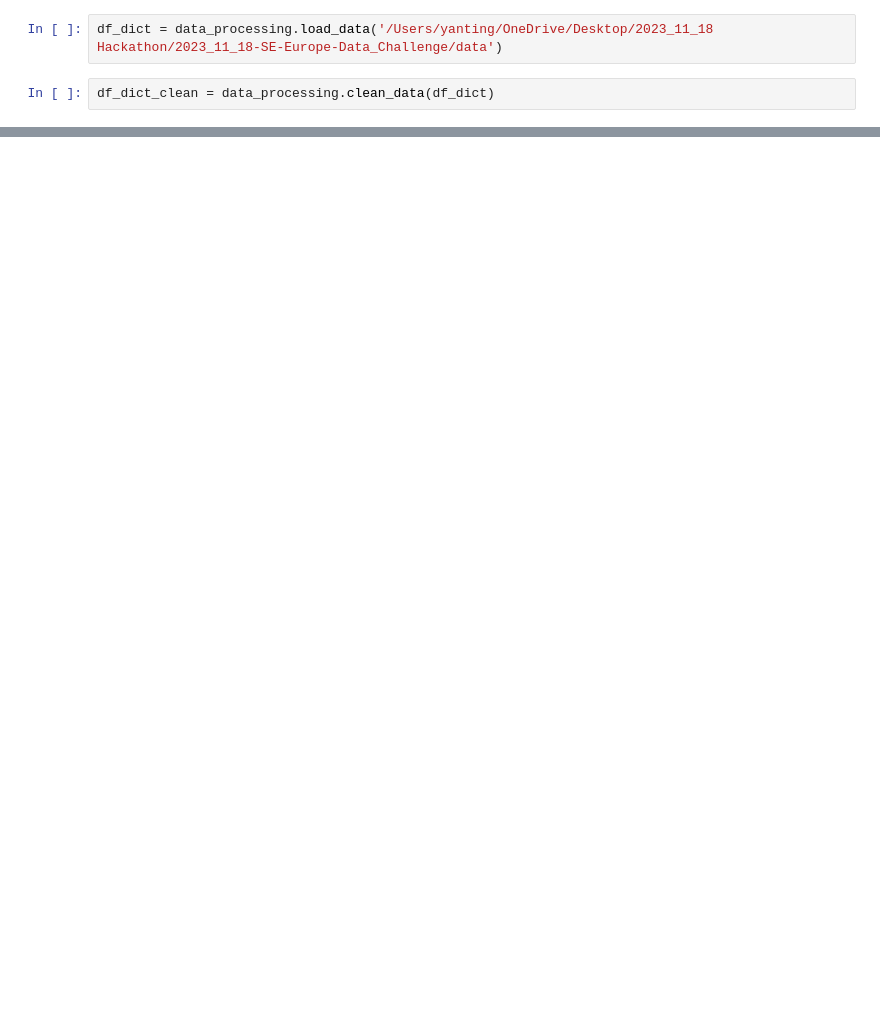
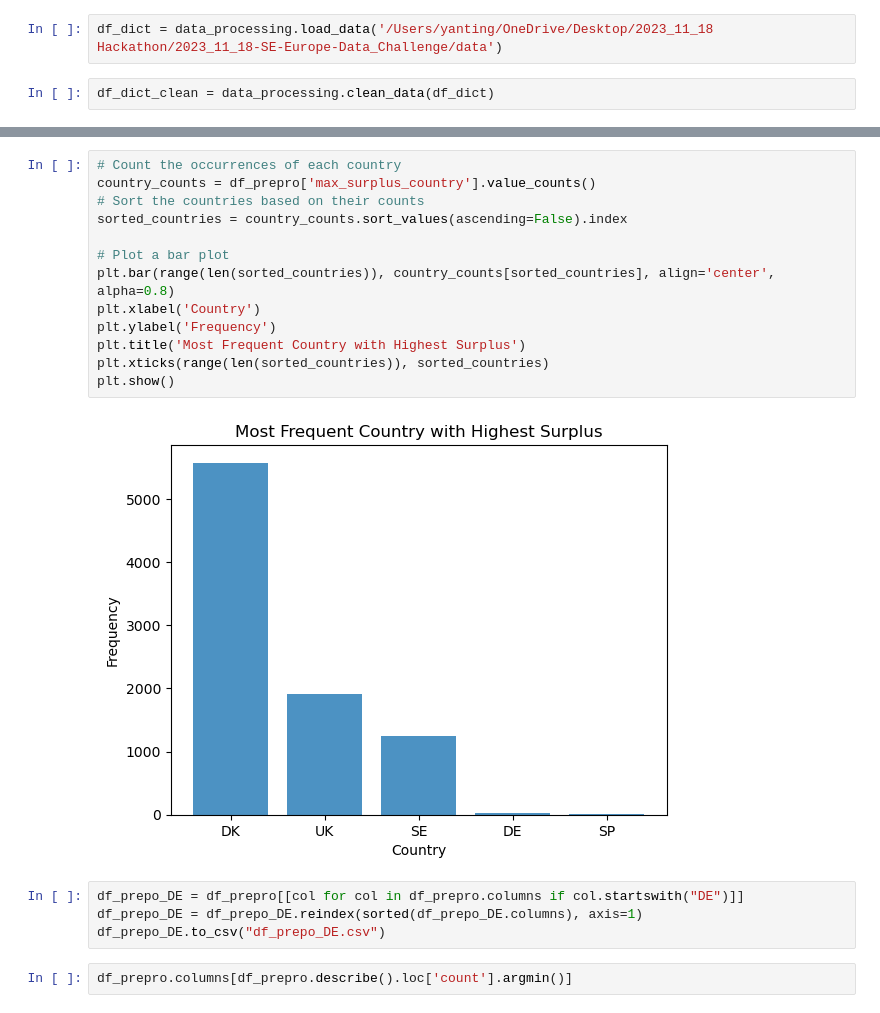
Before and after one commit to hikotei/2023_11_18-SE-Europe-Data_Challenge, a Jupyter notebook: 2023_11_19.ipynb, the cells around one changed output, grey strips where cells are left out. Saved outputs shown, nothing was run; the diff lists cells and outputs as text; blank space fills up the shorter version.

```diff
--- a/2023_11_19.ipynb
+++ b/2023_11_19.ipynb
@@ -94,0 +131,21 @@ Index(['Load', 'DE_MAW_B09', 'DE_MAW_B20', 'Load', 'NE_MAW_B20', 'NE_MAW_B18',
+# %%
+# Count the occurrences of each country
+country_counts = df_prepro['max_surplus_country'].value_counts()
+# Sort the countries based on their counts
+sorted_countries = country_counts.sort_values(ascending=False).index
+
+# Plot a bar plot
+plt.bar(range(len(sorted_countries)), country_counts[sorted_countries], align='center', alpha=0.8)
+plt.xlabel('Country')
+plt.ylabel('Frequency')
+plt.title('Most Frequent Country with Highest Surplus')
+plt.xticks(range(len(sorted_countries)), sorted_countries)
+plt.show()
+# %% [output]
+[figure, added]
+# %%
+df_prepo_DE = df_prepro[[col for col in df_prepro.columns if col.startswith("DE")]]
+df_prepo_DE = df_prepo_DE.reindex(sorted(df_prepo_DE.columns), axis=1)
+df_prepo_DE.to_csv("df_prepo_DE.csv")
+# %%
+df_prepro.columns[df_prepro.describe().loc['count'].argmin()]
```
Also changed, not shown: parts of 6 cells of this notebook, 2 other files.
